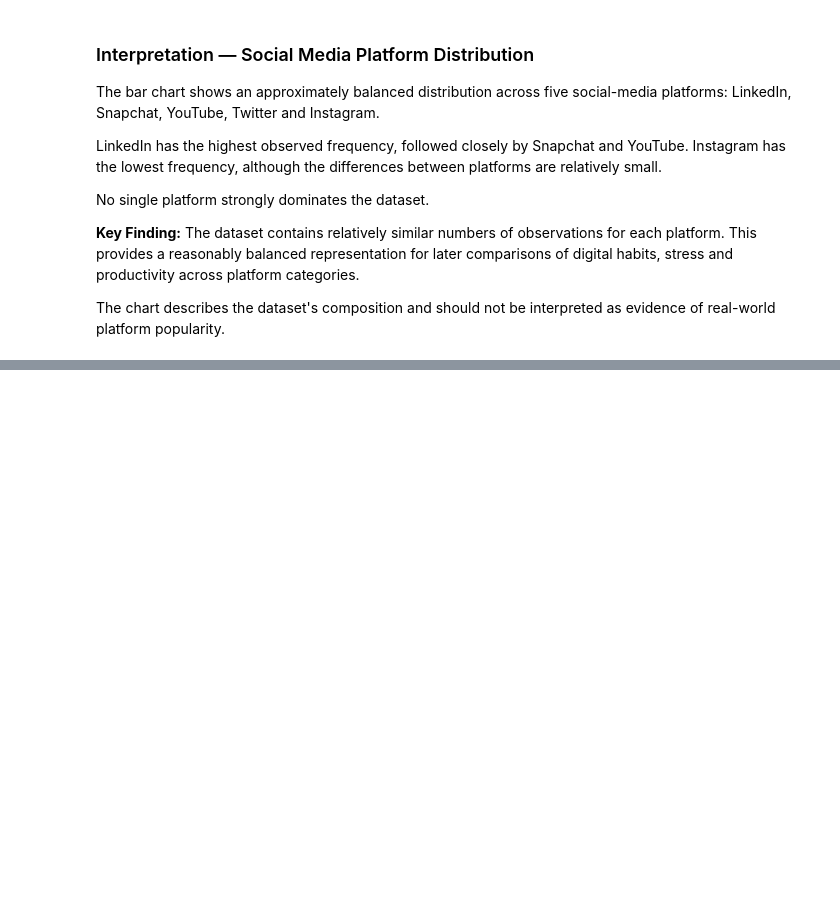
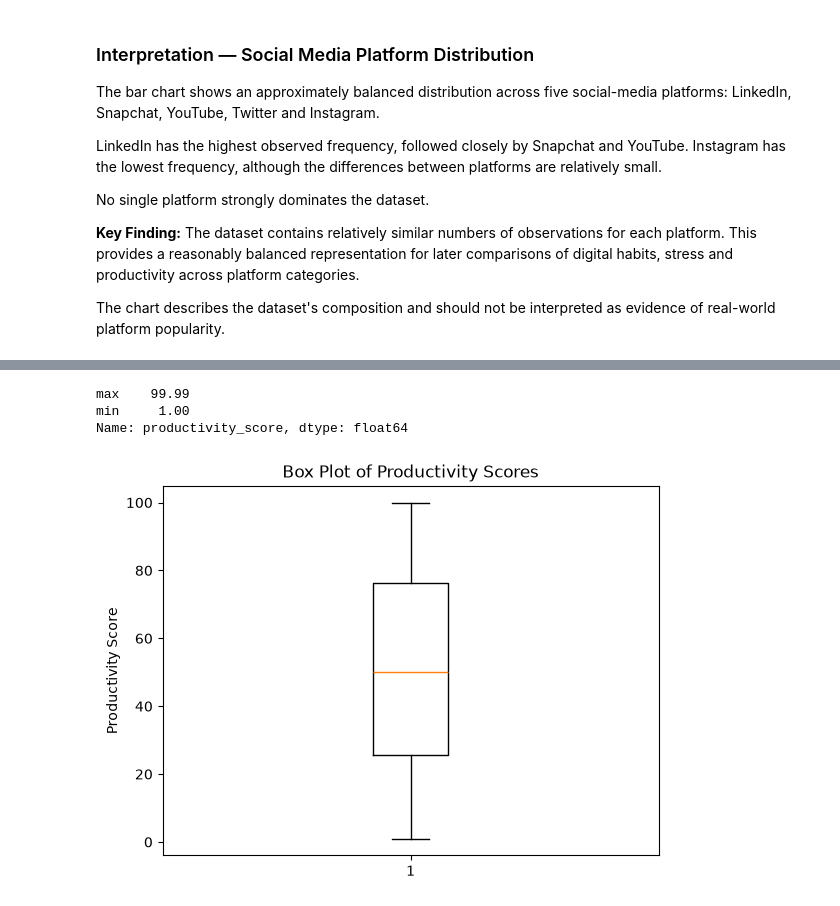
Before and after one commit to VaniGupta290307/digital-life-habits, a Jupyter notebook: Digital_life_habbit/data/data-analysis_visuals_univariate.ipynb, the cells around one changed output, grey strips where cells are left out. Saved outputs shown, nothing was run; the diff lists cells and outputs as text; code cells hidden in the pictures; blank space fills up the shorter version.

```diff
--- a/Digital_life_habbit/data/data-analysis_visuals_univariate.ipynb
+++ b/Digital_life_habbit/data/data-analysis_visuals_univariate.ipynb
@@ -239,0 +278,11 @@ The chart describes the dataset's composition and should not be interpreted as e
+# %%
+print(df["productivity_score"].agg(["max","min"]))
+plt.boxplot(df["productivity_score"].dropna())
+plt.title("Box Plot of Productivity Scores")
+plt.ylabel("Productivity Score")
+plt.show()
+# %% [output]
+max    99.99
+min     1.00
+Name: productivity_score, dtype: float64
+[figure, added]
```
Also changed, not shown: parts of 7 cells of this notebook.
